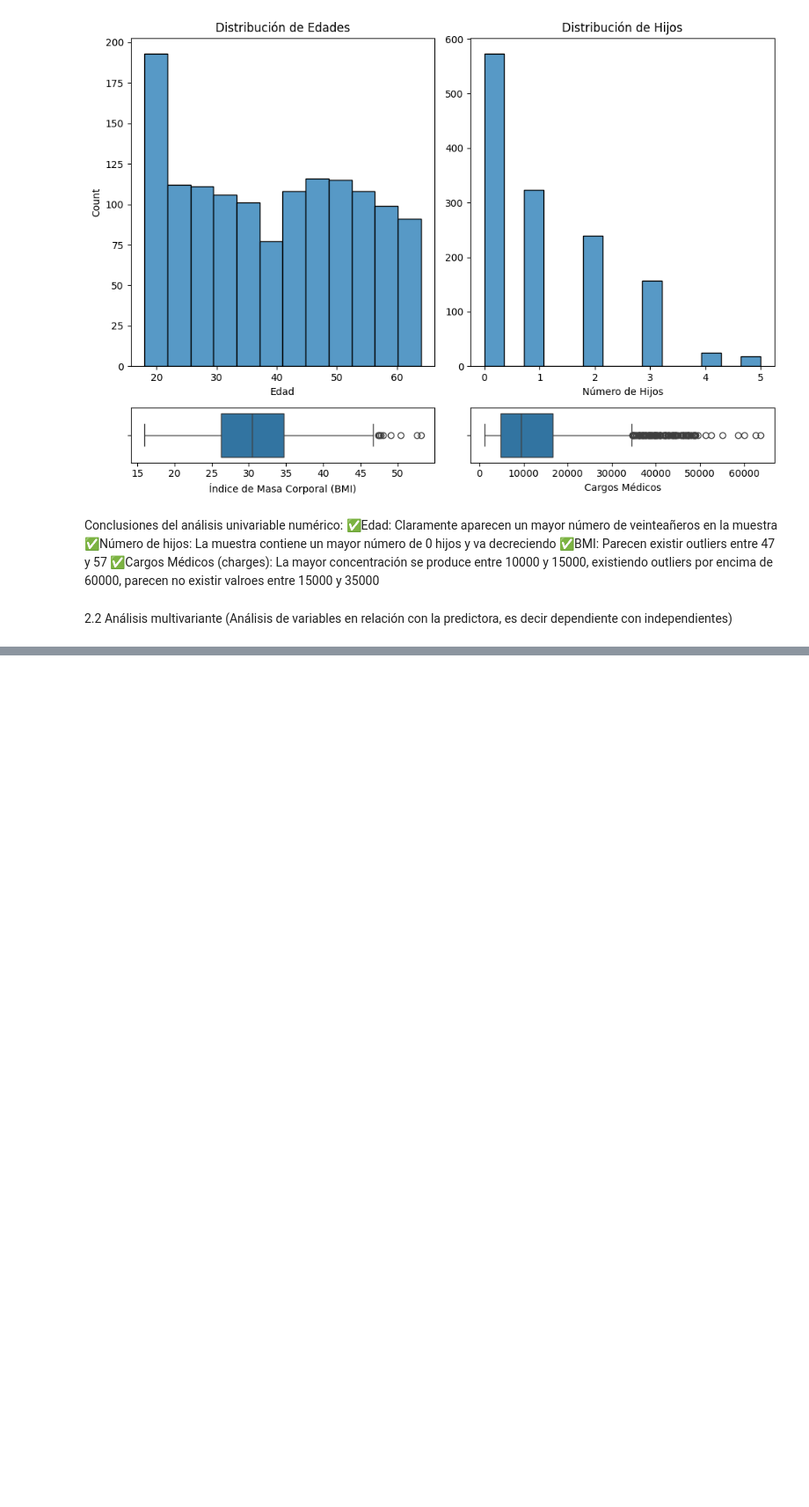
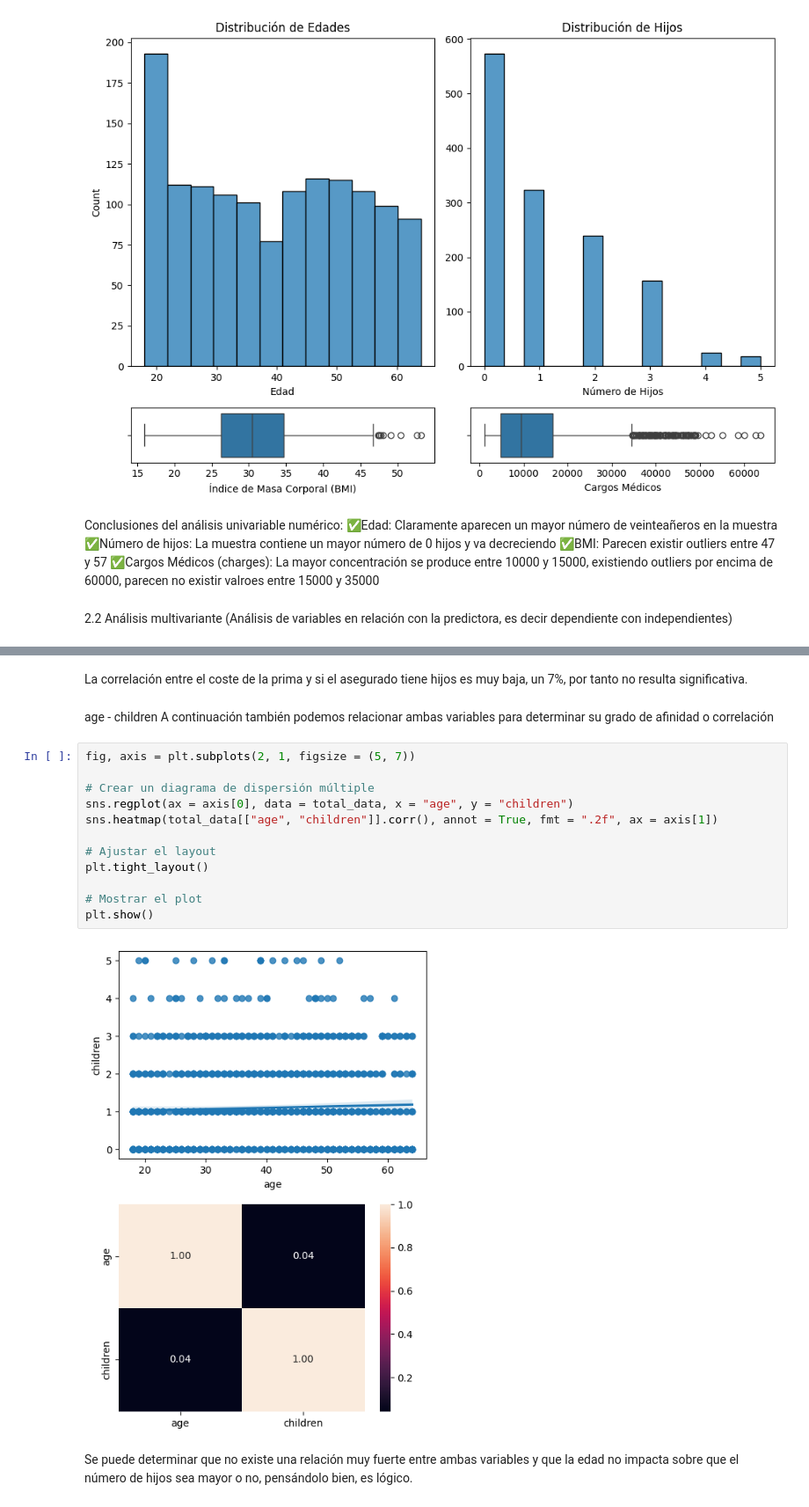
Before and after one commit to Munchkinland/Linear-Regression-Insurance-Project, a Jupyter notebook: src/resolution.ipynb, the cells around one changed output, grey strips where cells are left out. Shown at 88% size. Cells and saved outputs as stored; diff of their text form; blank space fills up the shorter version.

```diff
--- a/src/resolution.ipynb
+++ b/src/resolution.ipynb
@@ -238,0 +297,21 @@ Conclusiones del análisis univariable numérico:
+# %% [markdown]
+La correlación entre el coste de la prima y si el asegurado tiene hijos es muy baja, un 7%, por tanto no resulta significativa.
+# %% [markdown]
+age - children
+A continuación también podemos relacionar ambas variables para determinar su grado de afinidad o correlación
+# %%
+fig, axis = plt.subplots(2, 1, figsize = (5, 7))
+
+# Crear un diagrama de dispersión múltiple
+sns.regplot(ax = axis[0], data = total_data, x = "age", y = "children")
+sns.heatmap(total_data[["age", "children"]].corr(), annot = True, fmt = ".2f", ax = axis[1])
+
+# Ajustar el layout
+plt.tight_layout()
+
+# Mostrar el plot
+plt.show()
+# %% [output]
+[figure, added]
+# %% [markdown]
+Se puede determinar que no existe una relación muy fuerte entre ambas variables y que la edad no impacta sobre que el número de hijos sea mayor o no, pensándolo bien, es lógico.
```
Also changed, not shown: parts of 38 cells of this notebook, 10 other files.
